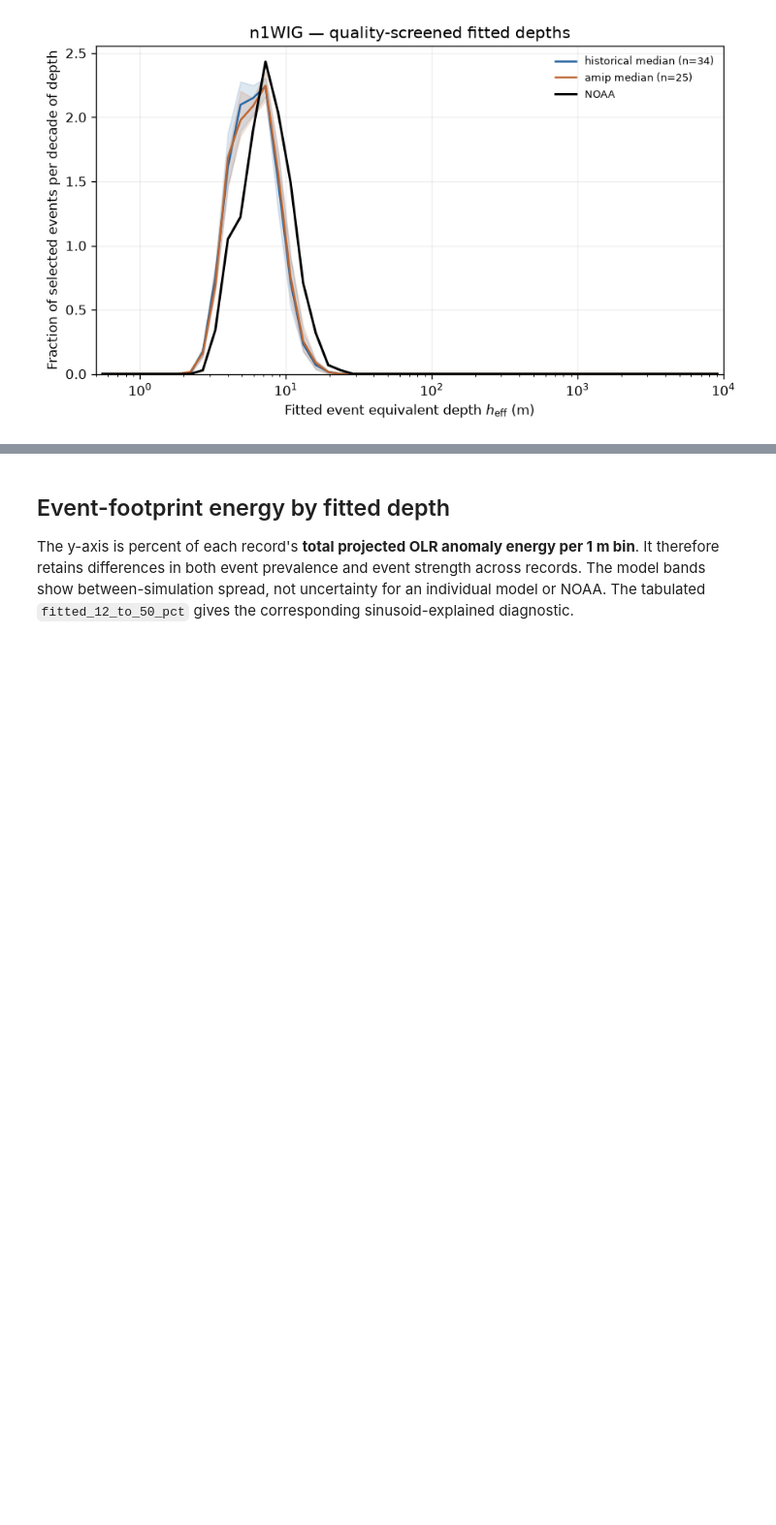
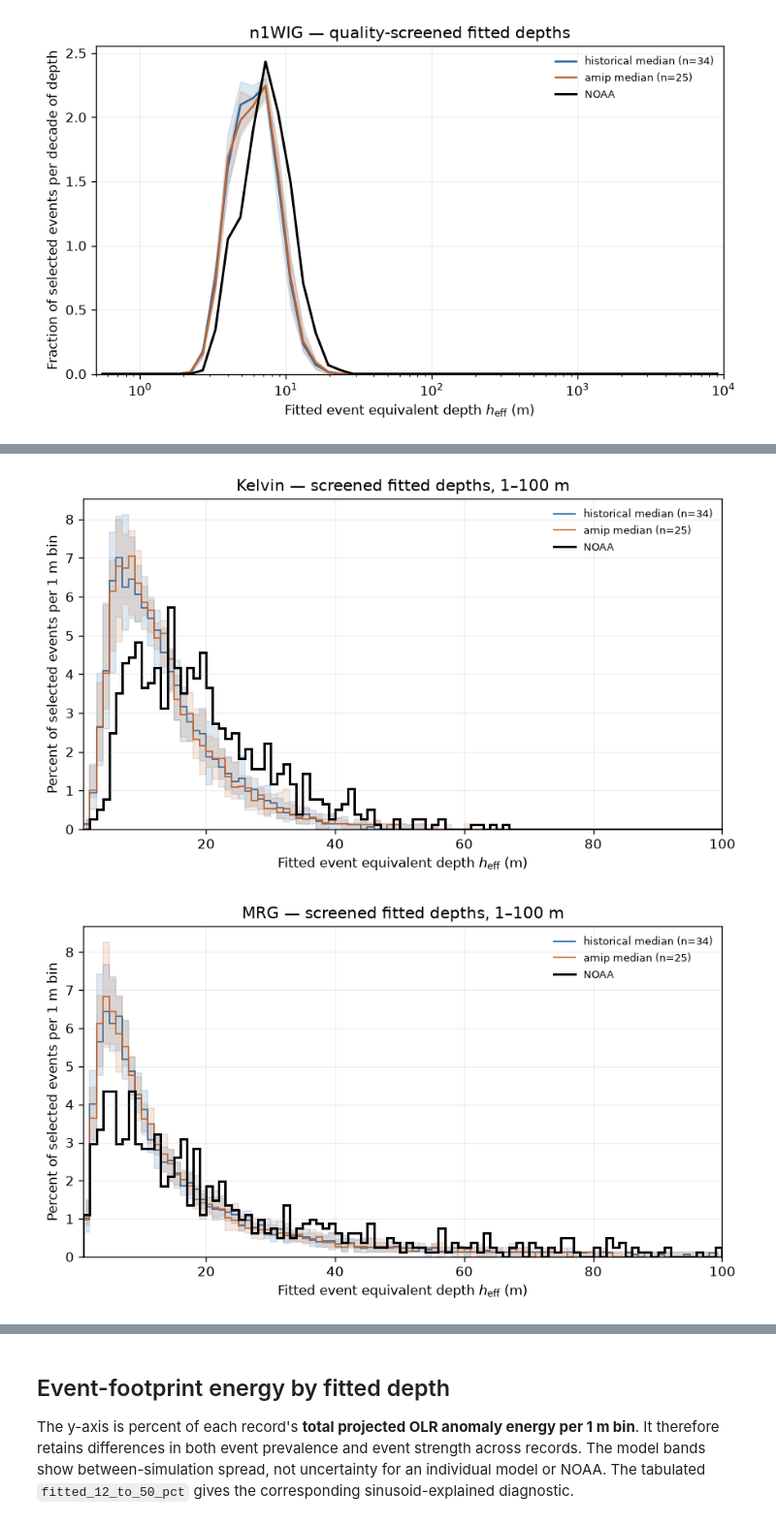
Before and after one commit to pedroanguloumana/cmip6_equiv_depth_distributions, a Jupyter notebook: notebooks/codex_heff_comparison_cmip6.ipynb, the cells around one changed output, grey strips where cells are left out. Shown at 97% size. Cells and saved outputs as stored; diff of their text form; code cells hidden in the pictures; blank space fills up the shorter version.

Commit message:
Add linear 1–100 m CMIP6 and NOAA depth comparisons

```diff
--- a/notebooks/codex_heff_comparison_cmip6.ipynb
+++ b/notebooks/codex_heff_comparison_cmip6.ipynb
@@ -193,0 +198,37 @@ for wave in WAVES:
+# %%
+LINEAR_DETAIL_EDGES_M = np.arange(1.0, 101.0)
+LINEAR_DETAIL_BINS = [f"count_{left:03d}m" for left in range(1, 100)]
+LINEAR_DETAIL_CENTERS_M = (LINEAR_DETAIL_EDGES_M[:-1] + LINEAR_DETAIL_EDGES_M[1:]) / 2
+
+for selection in ("screened", "relaxed"):
+    for wave in WAVES:
+        fig, ax = plt.subplots(figsize=(7.5, 4.4), dpi=120)
+        for experiment, color in (("historical", "#2765a1"), ("amip", "#bd6530")):
+            rows = model_counts.loc[(model_counts.wave_type == wave)
+                                    & (model_counts.selection == selection)
+                                    & (model_counts.experiment == experiment)]
+            percent = (100 * rows[LINEAR_DETAIL_BINS].to_numpy()
+                       / rows.selected_events.to_numpy()[:, None])
+            low, median, high = np.quantile(percent, [0.25, 0.5, 0.75], axis=0)
+            ax.stairs(median, LINEAR_DETAIL_EDGES_M, color=color,
+                      label=f"{experiment} median (n={len(rows)})")
+            ax.fill_between(LINEAR_DETAIL_CENTERS_M, low, high,
+                            step="mid", color=color, alpha=0.15)
+        row = noaa_counts.loc[(noaa_counts.wave_type == wave)
+                              & (noaa_counts.selection == selection)].iloc[0]
+        noaa_percent = (100 * row[LINEAR_DETAIL_BINS].to_numpy(dtype=float)
+                        / row.selected_events)
+        ax.stairs(noaa_percent, LINEAR_DETAIL_EDGES_M, color="black",
+                  linewidth=1.8, label="NOAA")
+        ax.set(xlim=(1, 100), ylim=(0, None),
+               xlabel=r"Fitted event equivalent depth $h_{\mathrm{eff}}$ (m)",
+               ylabel="Percent of selected events per 1 m bin",
+               title=f"{wave} — {selection} fitted depths, 1–100 m")
+        ax.grid(alpha=0.2)
+        ax.legend(frameon=False, fontsize=8)
+        fig.tight_layout()
+        display(fig)
+        plt.close(fig)
+# %% [output]
+[figure, added]
+[figure, added]
```
Also changed, not shown: parts of 2 cells of this notebook, 2 other files.
